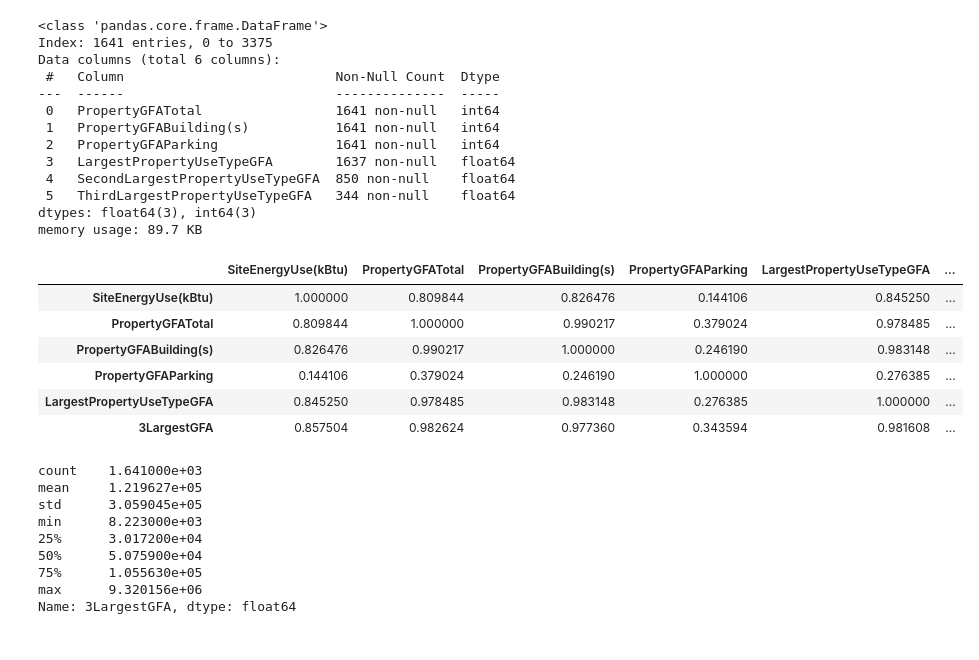
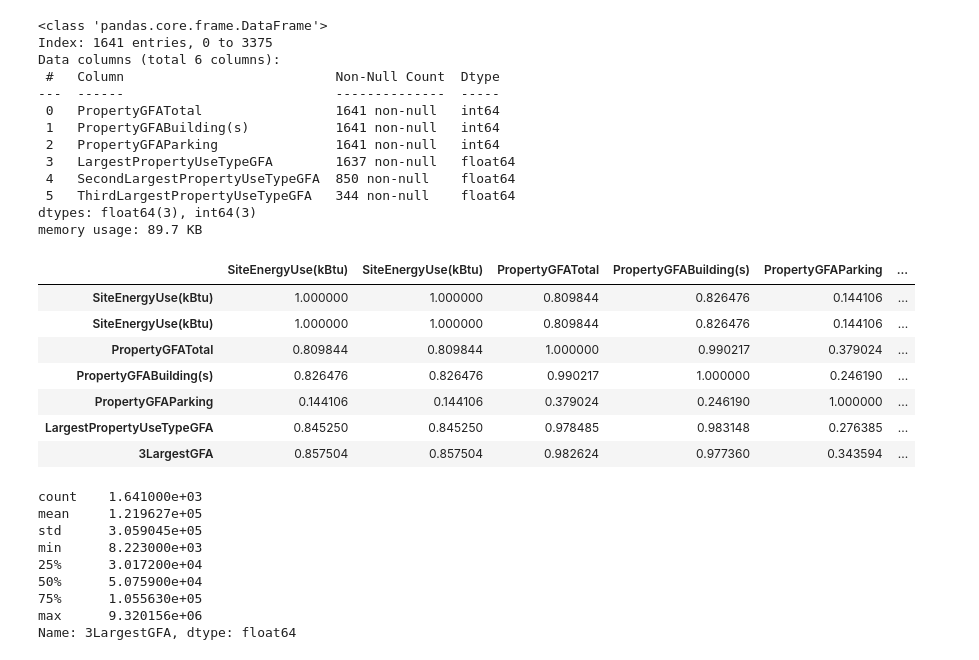
Before and after one commit to day811/OCDE-P6, a Jupyter notebook: template_modelistation_supervisee.ipynb, the cells around one changed output. Cells and saved outputs as stored; diff of their text form; code cells hidden in the pictures.

```diff
--- a/template_modelistation_supervisee.ipynb
+++ b/template_modelistation_supervisee.ipynb
@@ -248,5 +250,4 @@ Name: count, dtype: int64
 # %%
 mask = (bc_only_non_residential['PrimaryPropertyType'].str.contains('Other')) &  (~ bc_only_non_residential['LargestPropertyUseType'].str.contains('Other'))
-bc_only_non_residential[mask][['PrimaryPropertyType', 'LargestPropertyUseType']]
-bc_only_non_residential['CorrectUseType'] = bc_only_non_residential['PrimaryPropertyType']
-bc_only_non_residential.loc[mask,'CorrectUseType'] = bc_only_non_residential.loc[mask,'LargestPropertyUseType']
+bc_only_non_residential['FirstUseType'] = bc_only_non_residential['PrimaryPropertyType']
+bc_only_non_residential.loc[mask,'FirstUseType'] = bc_only_non_residential.loc[mask,'LargestPropertyUseType']
@@ -272,0 +298,11 @@ Name: count, dtype: int64
+# %%
+# examen des valeurs de consommations
+target_cols = ['Electricity(kBtu)',  'NaturalGas(kBtu)', 'SteamUse(kBtu)','SiteEnergyUse(kBtu)', 'SiteEnergyUseWN(kBtu)']
+bc_only_non_residential[target_cols] = bc_only_non_residential[target_cols].replace(0,np.nan)
+bc_with_candidates = bc_only_non_residential.dropna(subset=target_cols, how='all').copy()
+print(f"Après filtrage targets vides: {len(bc_only_non_residential)} → {len(bc_with_candidates)} bâtiments")
+conso_details= ['Electricity(kBtu)',  'NaturalGas(kBtu)', 'SteamUse(kBtu)']
+bc_with_candidates[conso_details] = bc_with_candidates[conso_details].fillna(0)
+bc_with_candidates['CalcUse(kBtu)']= bc_with_candidates[conso_details].sum(axis=1)
+target_cols.append('CalcUse(kBtu)')
+bc_with_candidates[target_cols].info()
@@ -272,0 +324,3 @@ Name: count, dtype: int64
+# %%
+mask = ((bc_with_candidates['SiteEnergyUse(kBtu)'] == 0) | (bc_with_candidates['SiteEnergyUse(kBtu)'].isna())) & (bc_with_candidates['SiteEnergyUse(kBtu)']!=0)
+bc_with_candidates.loc[mask, 'SiteEnergyUse(kBtu)'] = bc_with_candidates.loc[mask,'CalcUse(kBtu)']
@@ -272,0 +343,2 @@ Name: count, dtype: int64
+# %%
+bc_with_target = bc_with_candidates.drop(columns=['CalcUse(kBtu)', 'SiteEnergyUseWN(kBtu)']).copy()
@@ -292,18 +366,19 @@ dtypes: float64(3), int64(3)
 memory usage: 89.7 KB
 # %%
 # 'YearBuilt', 'NumberofFloors', 'NumberofBuildings'
-bc_only_non_residential[phy_cols].fillna(0)
-bc_only_non_residential['3LargestGFA']= bc_only_non_residential[['LargestPropertyUseTypeGFA', 'SecondLargestPropertyUseTypeGFA', 'ThirdLargestPropertyUseTypeGFA']].sum(axis=1)
-mask = bc_only_non_residential['3LargestGFA']==0
-bc_only_non_residential.loc[mask, '3LargestGFA']= bc_only_non_residential.loc[mask, 'PropertyGFATotal']
-corr_values = ['SiteEnergyUse(kBtu)', 'PropertyGFATotal', 'PropertyGFABuilding(s)','PropertyGFAParking', 'LargestPropertyUseTypeGFA','3LargestGFA']
-bc_only_non_residential[corr_values].corr()
+bc_with_target[phy_cols].fillna(0)
+bc_with_target['3LargestGFA']= bc_with_target[['LargestPropertyUseTypeGFA', 'SecondLargestPropertyUseTypeGFA', 'ThirdLargestPropertyUseTypeGFA']].sum(axis=1)
+mask = bc_with_target['3LargestGFA']==0
+bc_with_target.loc[mask, '3LargestGFA']= bc_with_target.loc[mask, 'PropertyGFATotal']
+corr_values = ['SiteEnergyUse(kBtu)','SiteEnergyUse(kBtu)', 'PropertyGFATotal', 'PropertyGFABuilding(s)','PropertyGFAParking', 'LargestPropertyUseTypeGFA','3LargestGFA']
+bc_with_target[corr_values].corr()
 # %% [output]
-|  | SiteEnergyUse(kBtu) | PropertyGFATotal | PropertyGFABuilding(s) | PropertyGFAParking | LargestPropertyUseTypeGFA | ... |
-| SiteEnergyUse(kBtu) | 1.000000 | 0.809844 | 0.826476 | 0.144106 | 0.845250 | ... |
-| PropertyGFATotal | 0.809844 | 1.000000 | 0.990217 | 0.379024 | 0.978485 | ... |
-| PropertyGFABuilding(s) | 0.826476 | 0.990217 | 1.000000 | 0.246190 | 0.983148 | ... |
-| PropertyGFAParking | 0.144106 | 0.379024 | 0.246190 | 1.000000 | 0.276385 | ... |
-| LargestPropertyUseTypeGFA | 0.845250 | 0.978485 | 0.983148 | 0.276385 | 1.000000 | ... |
-| 3LargestGFA | 0.857504 | 0.982624 | 0.977360 | 0.343594 | 0.981608 | ... |
+|  | SiteEnergyUse(kBtu) | SiteEnergyUse(kBtu) | PropertyGFATotal | PropertyGFABuilding(s) | PropertyGFAParking | ... |
+| SiteEnergyUse(kBtu) | 1.000000 | 1.000000 | 0.809844 | 0.826476 | 0.144106 | ... |
+| SiteEnergyUse(kBtu) | 1.000000 | 1.000000 | 0.809844 | 0.826476 | 0.144106 | ... |
+| PropertyGFATotal | 0.809844 | 0.809844 | 1.000000 | 0.990217 | 0.379024 | ... |
+| PropertyGFABuilding(s) | 0.826476 | 0.826476 | 0.990217 | 1.000000 | 0.246190 | ... |
+| PropertyGFAParking | 0.144106 | 0.144106 | 0.379024 | 0.246190 | 1.000000 | ... |
+| LargestPropertyUseTypeGFA | 0.845250 | 0.845250 | 0.978485 | 0.983148 | 0.276385 | ... |
+| 3LargestGFA | 0.857504 | 0.857504 | 0.982624 | 0.977360 | 0.343594 | ... |
 # %%
```
Also changed, not shown: parts of 67 cells of this notebook, 1 other file.
